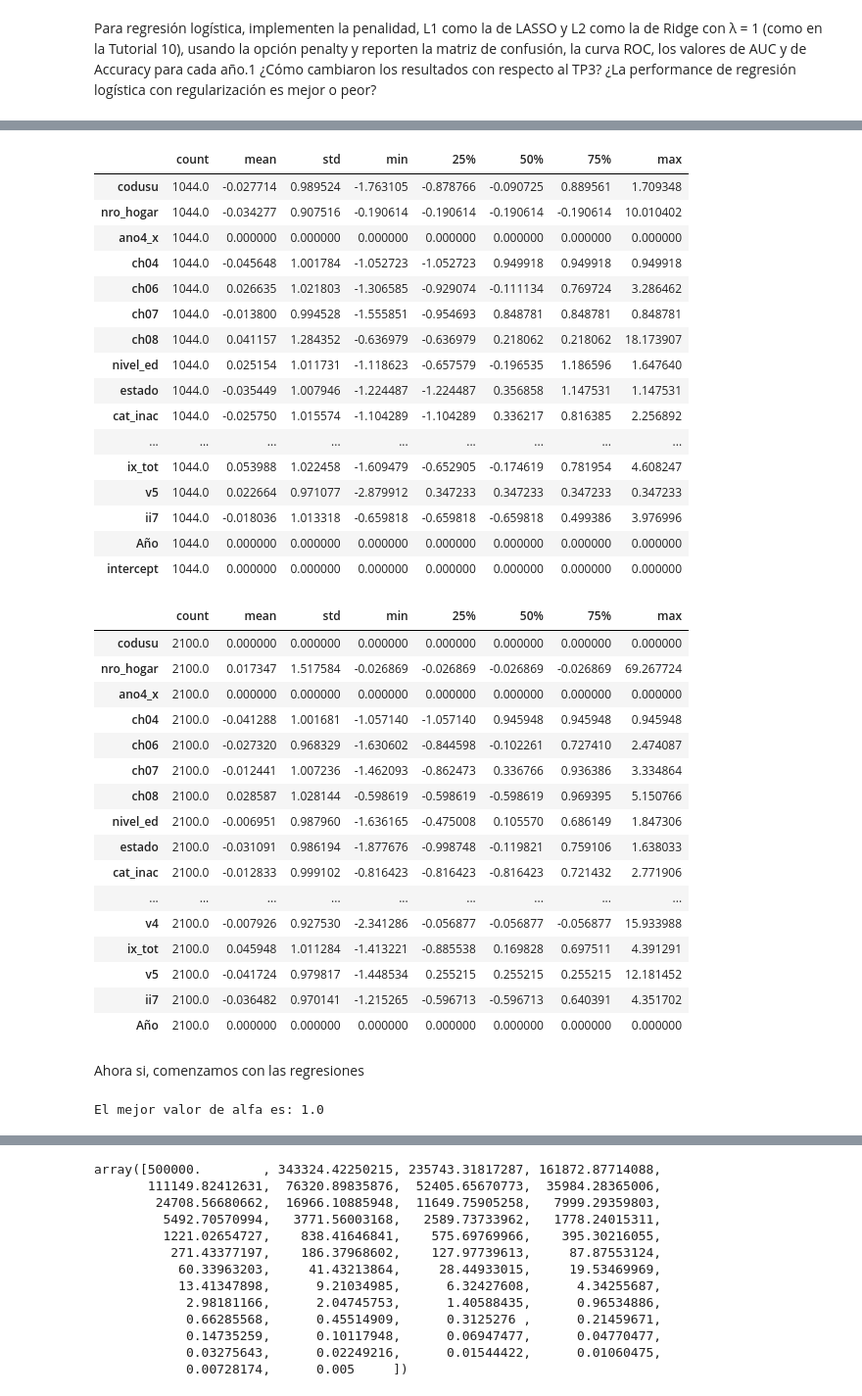
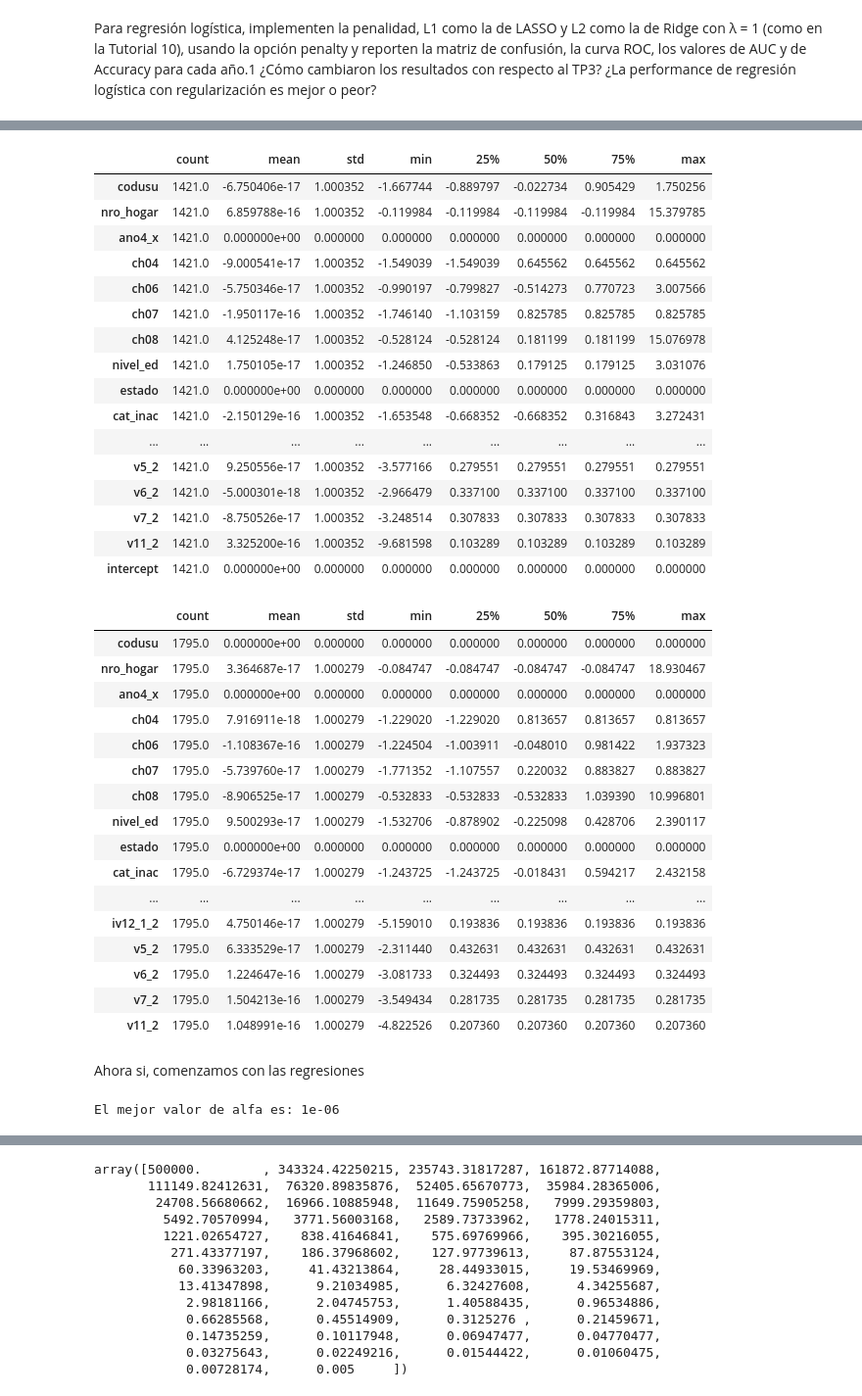
Before and after one commit to roluque/CC408-T2-3, a Jupyter notebook: TP4/TP 4.ipynb, the cells around one changed output, grey strips where cells are left out. Shown at 98% size. Saved outputs shown, nothing was run; the diff lists cells and outputs as text; code cells hidden in the pictures.

```diff
--- a/TP4/TP 4.ipynb
+++ b/TP4/TP 4.ipynb
@@ -671,7 +702,17 @@ from sklearn.preprocessing import StandardScaler
 # Entrenaremos con el 70% de la base de datos del 2004 y el resto se usarán para testear
 # el modelo obtenido
 # Split the data into training and testing sets
-train2004, test2004 = train_test_split(base_2004, test_size=0.3, random_state=101)
+# Filtrar los datos para 2004
+unificado_2004 = df_unificado[df_unificado['ano4_x'] == 2004.0]
+
+# Filtrar los datos para 2024
+unificado_2024 = df_unificado[df_unificado['ano4_x'] == 2024.0]
+
+# Dividir los datos de 2004 en conjuntos de entrenamiento y prueba
+train2004, test2004 = train_test_split(unificado_2004, test_size=0.3, random_state=101)
+
+# Dividir los datos de 2024 en conjuntos de entrenamiento y prueba
+train2024, test2024 = train_test_split(unificado_2024, test_size=0.3, random_state=101)
 # Define the dependent variable y and the independent variables X
 y_train_2004 = train2004['desocupado']
 X_train_2004 = train2004.drop(columns=['desocupado'])
@@ -684,7 +725,7 @@ X_train_2004 = X_train_2004.assign(intercept=1)
 X_test_2004 = X_test_2004.assign(intercept=1)
 
 # Repito lo mismo para el 2024
-train2024, test2024 = train_test_split(base_2024, test_size=0.3, random_state=101)
+train2024, test2024 = train_test_split(unificado_2024, test_size=0.3, random_state=101)
 # Define the dependent variable y and the independent variables X
 y_test_2024 = test2024['desocupado']
 X_test_2024 = test2024.drop(columns=['desocupado'])
@@ -774,56 +815,56 @@ X_train_2004_transformed = pd.DataFrame(sc.fit_transform(X_train_2004), index=X_
 X_test_2004_transformed = pd.DataFrame(sc.transform(X_test_2004), index=X_test_2004.index, columns=X_test_2004.columns)
 
 # Estadisticas luego de estandarizar
-X_test_2004_transformed.describe().T
+X_train_2004_transformed.describe().T
 # %% [output]
 |  | count | mean | std | min | 25% | 50% | 75% | max |
-| codusu | 1044.0 | -0.027714 | 0.989524 | -1.763105 | -0.878766 | -0.090725 | 0.889561 | 1.709348 |
-| nro_hogar | 1044.0 | -0.034277 | 0.907516 | -0.190614 | -0.190614 | -0.190614 | -0.190614 | 10.010402 |
-| ano4_x | 1044.0 | 0.000000 | 0.000000 | 0.000000 | 0.000000 | 0.000000 | 0.000000 | 0.000000 |
-| ch04 | 1044.0 | -0.045648 | 1.001784 | -1.052723 | -1.052723 | 0.949918 | 0.949918 | 0.949918 |
-| ch06 | 1044.0 | 0.026635 | 1.021803 | -1.306585 | -0.929074 | -0.111134 | 0.769724 | 3.286462 |
-| ch07 | 1044.0 | -0.013800 | 0.994528 | -1.555851 | -0.954693 | 0.848781 | 0.848781 | 0.848781 |
-| ch08 | 1044.0 | 0.041157 | 1.284352 | -0.636979 | -0.636979 | 0.218062 | 0.218062 | 18.173907 |
-| nivel_ed | 1044.0 | 0.025154 | 1.011731 | -1.118623 | -0.657579 | -0.196535 | 1.186596 | 1.647640 |
-| estado | 1044.0 | -0.035449 | 1.007946 | -1.224487 | -1.224487 | 0.356858 | 1.147531 | 1.147531 |
-| cat_inac | 1044.0 | -0.025750 | 1.015574 | -1.104289 | -1.104289 | 0.336217 | 0.816385 | 2.256892 |
+| codusu | 1421.0 | -6.750406e-17 | 1.000352 | -1.667744 | -0.889797 | -0.022734 | 0.905429 | 1.750256 |
+| nro_hogar | 1421.0 | 6.859788e-16 | 1.000352 | -0.119984 | -0.119984 | -0.119984 | -0.119984 | 15.379785 |
+| ano4_x | 1421.0 | 0.000000e+00 | 0.000000 | 0.000000 | 0.000000 | 0.000000 | 0.000000 | 0.000000 |
+| ch04 | 1421.0 | -9.000541e-17 | 1.000352 | -1.549039 | -1.549039 | 0.645562 | 0.645562 | 0.645562 |
+| ch06 | 1421.0 | -5.750346e-17 | 1.000352 | -0.990197 | -0.799827 | -0.514273 | 0.770723 | 3.007566 |
+| ch07 | 1421.0 | -1.950117e-16 | 1.000352 | -1.746140 | -1.103159 | 0.825785 | 0.825785 | 0.825785 |
+| ch08 | 1421.0 | 4.125248e-17 | 1.000352 | -0.528124 | -0.528124 | 0.181199 | 0.181199 | 15.076978 |
+| nivel_ed | 1421.0 | 1.750105e-17 | 1.000352 | -1.246850 | -0.533863 | 0.179125 | 0.179125 | 3.031076 |
+| estado | 1421.0 | 0.000000e+00 | 0.000000 | 0.000000 | 0.000000 | 0.000000 | 0.000000 | 0.000000 |
+| cat_inac | 1421.0 | -2.150129e-16 | 1.000352 | -1.653548 | -0.668352 | -0.668352 | 0.316843 | 3.272431 |
 | ... | ... | ... | ... | ... | ... | ... | ... | ... |
-| ix_tot | 1044.0 | 0.053988 | 1.022458 | -1.609479 | -0.652905 | -0.174619 | 0.781954 | 4.608247 |
-| v5 | 1044.0 | 0.022664 | 0.971077 | -2.879912 | 0.347233 | 0.347233 | 0.347233 | 0.347233 |
-| ii7 | 1044.0 | -0.018036 | 1.013318 | -0.659818 | -0.659818 | -0.659818 | 0.499386 | 3.976996 |
-| Año | 1044.0 | 0.000000 | 0.000000 | 0.000000 | 0.000000 | 0.000000 | 0.000000 | 0.000000 |
-| intercept | 1044.0 | 0.000000 | 0.000000 | 0.000000 | 0.000000 | 0.000000 | 0.000000 | 0.000000 |
+| v5_2 | 1421.0 | 9.250556e-17 | 1.000352 | -3.577166 | 0.279551 | 0.279551 | 0.279551 | 0.279551 |
+| v6_2 | 1421.0 | -5.000301e-18 | 1.000352 | -2.966479 | 0.337100 | 0.337100 | 0.337100 | 0.337100 |
+| v7_2 | 1421.0 | -8.750526e-17 | 1.000352 | -3.248514 | 0.307833 | 0.307833 | 0.307833 | 0.307833 |
+| v11_2 | 1421.0 | 3.325200e-16 | 1.000352 | -9.681598 | 0.103289 | 0.103289 | 0.103289 | 0.103289 |
+| intercept | 1421.0 | 0.000000e+00 | 0.000000 | 0.000000 | 0.000000 | 0.000000 | 0.000000 | 0.000000 |
 # %%
 #ahora para 2024
 #  Iniciamos el Standard Scaler
 sc = StandardScaler()
 
 # Estandarizamos las observaciones de entrenamiento
 X_train_2024_transformed = pd.DataFrame(sc.fit_transform(X_train_2024), index=X_train_2024.index, columns=X_train_2024.columns)
 
 # Estandarizamos las observaciones de test
 X_test_2024_transformed = pd.DataFrame(sc.transform(X_test_2024), index=X_test_2024.index, columns=X_test_2024.columns)
 
 # Estadisticas luego de estandarizar
-X_test_2024_transformed.describe().T
+X_train_2024_transformed.describe().T
 # %% [output]
 |  | count | mean | std | min | 25% | 50% | 75% | max |
-| codusu | 2100.0 | 0.000000 | 0.000000 | 0.000000 | 0.000000 | 0.000000 | 0.000000 | 0.000000 |
-| nro_hogar | 2100.0 | 0.017347 | 1.517584 | -0.026869 | -0.026869 | -0.026869 | -0.026869 | 69.267724 |
-| ano4_x | 2100.0 | 0.000000 | 0.000000 | 0.000000 | 0.000000 | 0.000000 | 0.000000 | 0.000000 |
-| ch04 | 2100.0 | -0.041288 | 1.001681 | -1.057140 | -1.057140 | 0.945948 | 0.945948 | 0.945948 |
-| ch06 | 2100.0 | -0.027320 | 0.968329 | -1.630602 | -0.844598 | -0.102261 | 0.727410 | 2.474087 |
-| ch07 | 2100.0 | -0.012441 | 1.007236 | -1.462093 | -0.862473 | 0.336766 | 0.936386 | 3.334864 |
-| ch08 | 2100.0 | 0.028587 | 1.028144 | -0.598619 | -0.598619 | -0.598619 | 0.969395 | 5.150766 |
-| nivel_ed | 2100.0 | -0.006951 | 0.987960 | -1.636165 | -0.475008 | 0.105570 | 0.686149 | 1.847306 |
-| estado | 2100.0 | -0.031091 | 0.986194 | -1.877676 | -0.998748 | -0.119821 | 0.759106 | 1.638033 |
-| cat_inac | 2100.0 | -0.012833 | 0.999102 | -0.816423 | -0.816423 | -0.816423 | 0.721432 | 2.771906 |
+| codusu | 1795.0 | 0.000000e+00 | 0.000000 | 0.000000 | 0.000000 | 0.000000 | 0.000000 | 0.000000 |
+| nro_hogar | 1795.0 | 3.364687e-17 | 1.000279 | -0.084747 | -0.084747 | -0.084747 | -0.084747 | 18.930467 |
+| ano4_x | 1795.0 | 0.000000e+00 | 0.000000 | 0.000000 | 0.000000 | 0.000000 | 0.000000 | 0.000000 |
+| ch04 | 1795.0 | 7.916911e-18 | 1.000279 | -1.229020 | -1.229020 | 0.813657 | 0.813657 | 0.813657 |
+| ch06 | 1795.0 | -1.108367e-16 | 1.000279 | -1.224504 | -1.003911 | -0.048010 | 0.981422 | 1.937323 |
+| ch07 | 1795.0 | -5.739760e-17 | 1.000279 | -1.771352 | -1.107557 | 0.220032 | 0.883827 | 0.883827 |
+| ch08 | 1795.0 | -8.906525e-17 | 1.000279 | -0.532833 | -0.532833 | -0.532833 | 1.039390 | 10.996801 |
+| nivel_ed | 1795.0 | 9.500293e-17 | 1.000279 | -1.532706 | -0.878902 | -0.225098 | 0.428706 | 2.390117 |
+| estado | 1795.0 | 0.000000e+00 | 0.000000 | 0.000000 | 0.000000 | 0.000000 | 0.000000 | 0.000000 |
+| cat_inac | 1795.0 | -6.729374e-17 | 1.000279 | -1.243725 | -1.243725 | -0.018431 | 0.594217 | 2.432158 |
 | ... | ... | ... | ... | ... | ... | ... | ... | ... |
-| v4 | 2100.0 | -0.007926 | 0.927530 | -2.341286 | -0.056877 | -0.056877 | -0.056877 | 15.933988 |
-| ix_tot | 2100.0 | 0.045948 | 1.011284 | -1.413221 | -0.885538 | 0.169828 | 0.697511 | 4.391291 |
-| v5 | 2100.0 | -0.041724 | 0.979817 | -1.448534 | 0.255215 | 0.255215 | 0.255215 | 12.181452 |
-| ii7 | 2100.0 | -0.036482 | 0.970141 | -1.215265 | -0.596713 | -0.596713 | 0.640391 | 4.351702 |
-| Año | 2100.0 | 0.000000 | 0.000000 | 0.000000 | 0.000000 | 0.000000 | 0.000000 | 0.000000 |
+| iv12_1_2 | 1795.0 | 4.750146e-17 | 1.000279 | -5.159010 | 0.193836 | 0.193836 | 0.193836 | 0.193836 |
+| v5_2 | 1795.0 | 6.333529e-17 | 1.000279 | -2.311440 | 0.432631 | 0.432631 | 0.432631 | 0.432631 |
+| v6_2 | 1795.0 | 1.224647e-16 | 1.000279 | -3.081733 | 0.324493 | 0.324493 | 0.324493 | 0.324493 |
+| v7_2 | 1795.0 | 1.504213e-16 | 1.000279 | -3.549434 | 0.281735 | 0.281735 | 0.281735 | 0.281735 |
+| v11_2 | 1795.0 | 1.048991e-16 | 1.000279 | -4.822526 | 0.207360 | 0.207360 | 0.207360 | 0.207360 |
 # %% [markdown]
 Ahora si, comenzamos con las regresiones
 # %%
@@ -850,4 +891,4 @@ print(f"El mejor valor de alfa es: {best_alpha}")
 # Usar el mejor modelo
 best_ridge = grid_search.best_estimator_
 # %% [output]
-El mejor valor de alfa es: 1.0
+El mejor valor de alfa es: 1e-06
```
Also changed, not shown: parts of 15 cells of this notebook.
